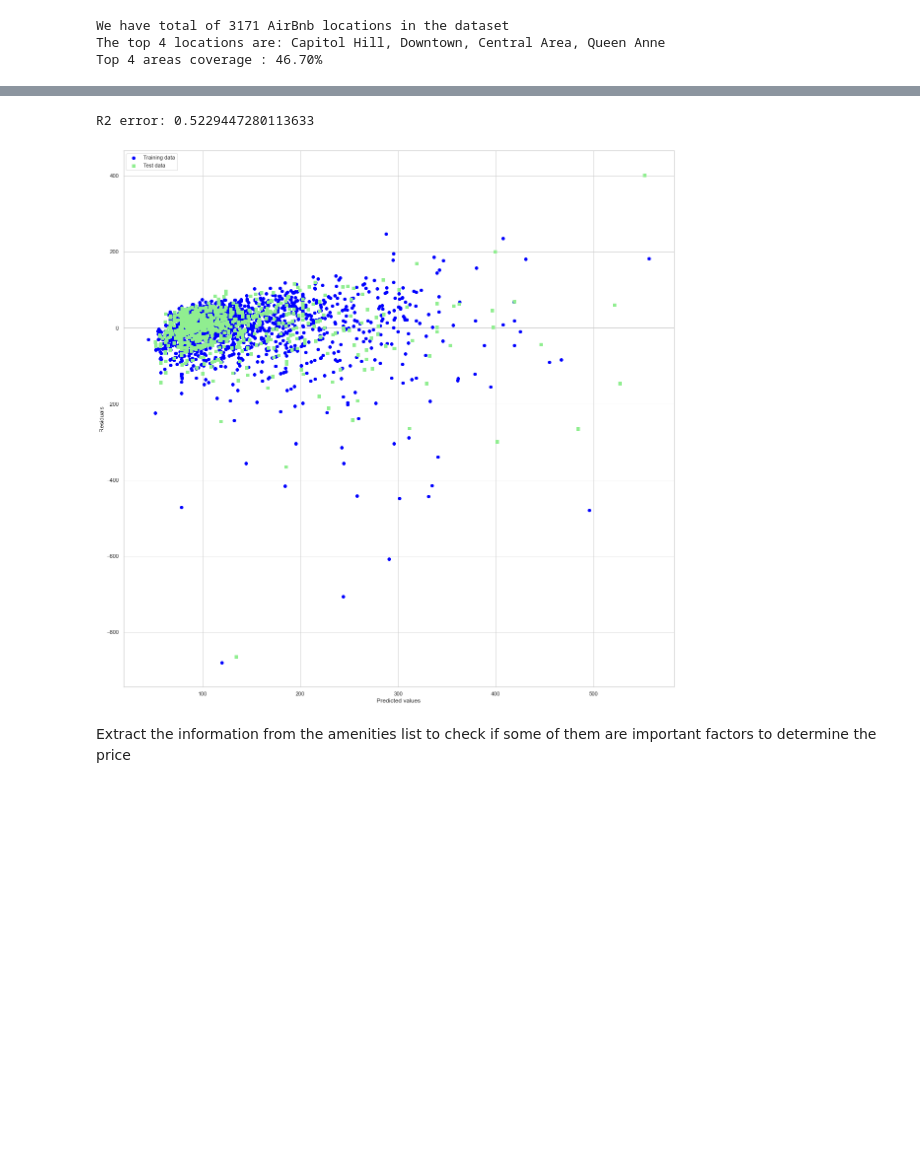
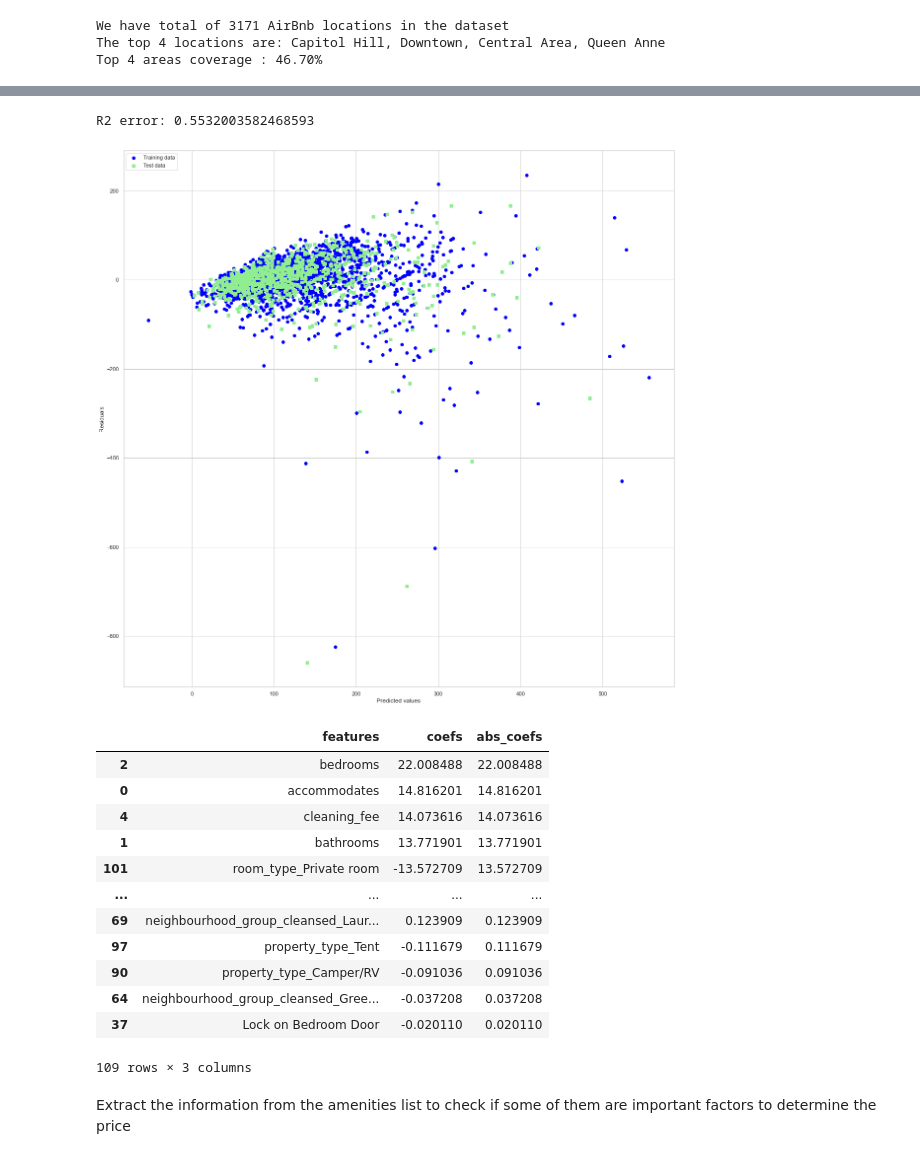
Before and after one commit to gek20/Write_a_Data_Science_Blog_Post, a Jupyter notebook: seattle_airbnb_project.ipynb, the cells around one changed output, grey strips where cells are left out. Saved outputs shown, nothing was run; the diff lists cells and outputs as text; code cells hidden in the pictures; blank space fills up the shorter version.

Commit message:
trained model, print coefficient

```diff
--- a/seattle_airbnb_project.ipynb
+++ b/seattle_airbnb_project.ipynb
@@ -370,0 +363,3 @@ find_top_k_features(listing,col_corr)
+# %%
+amenities=pd.concat([amenities.drop("amenities",axis=1),dumm_variables_df],axis=1)
+amenities.head()
@@ -370,0 +419,9 @@ find_top_k_features(listing,col_corr)
+# %%
+columns_to_drop=['host_id','neighbourhood_cleansed','city','latitude','longitude']
+amenities.drop(columns_to_drop,axis=1, inplace=True)
+# %%
+cat_vars = amenities.select_dtypes(include=['object']).copy().columns
+print(cat_vars)
+for var in  cat_vars:
+    # for each cat add dummy var, drop original column
+    amenities = pd.concat([amenities.drop(var, axis=1), pd.get_dummies(amenities[var], prefix=var, prefix_sep='_', drop_first=True)], axis=1)
@@ -371,7 +443,9 @@ find_top_k_features(listing,col_corr)
 # %%
-def train_linear_model(listing,col_corr):
-    X_train, X_test, y_train, y_test = train_test_split(listing[col_corr], listing['price'], test_size = 0.25, random_state=1)
-    model = linear_model.LinearRegression()
+def train_linear_model(df,col_corr):
+    X_train, X_test, y_train, y_test = train_test_split(df[col_corr], df['price'], test_size = 0.25, random_state=0)
+    from sklearn.pipeline import Pipeline
+    from sklearn.preprocessing import StandardScaler
+    model =  Pipeline([('scl',StandardScaler(with_mean=False)),('model', linear_model.LinearRegression())])
     model.fit(X_train, y_train)
     y_train_pred = model.predict(X_train)
     y_test_pred = model.predict(X_test)
@@ -386,11 +460,33 @@ def train_linear_model(listing,col_corr):
     plt.ylabel('Residuals')
     plt.legend(loc='upper left')
     plt.show()
+    return model
-# %%
-train_linear_model(listing,col_corr)
-# %% [output]
-R2 error: 0.5229447280113633
-[figure, removed]
+# %%
+col_features=list(amenities)
+col_features.remove("price")
+model= train_linear_model(amenities,col_features)
+coeff_dataset=pd.DataFrame()
+coeff_dataset['features']=col_features
+coeff_dataset['coefs']=model['model'].coef_
+coeff_dataset['abs_coefs']=np.abs(model['model'].coef_)
+coeff_dataset=coeff_dataset.sort_values('abs_coefs',ascending=False)
+coeff_dataset
+# %% [output]
+R2 error: 0.5532003582468593
+[figure, added]
+|  | features | coefs | abs_coefs |
+| 2 | bedrooms | 22.008488 | 22.008488 |
+| 0 | accommodates | 14.816201 | 14.816201 |
+| 4 | cleaning_fee | 14.073616 | 14.073616 |
+| 1 | bathrooms | 13.771901 | 13.771901 |
+| 101 | room_type_Private room | -13.572709 | 13.572709 |
+| ... | ... | ... | ... |
+| 69 | neighbourhood_group_cleansed_Laur... | 0.123909 | 0.123909 |
+| 97 | property_type_Tent | -0.111679 | 0.111679 |
+| 90 | property_type_Camper/RV | -0.091036 | 0.091036 |
+| 64 | neighbourhood_group_cleansed_Gree... | -0.037208 | 0.037208 |
+| 37 | Lock on Bedroom Door | -0.020110 | 0.020110 |
+109 rows × 3 columns
 # %% [markdown]
 Extract the information from the amenities list to check if some of them are important factors to determine the price
 # %%
```
Also changed, not shown: parts of 40 cells of this notebook.
